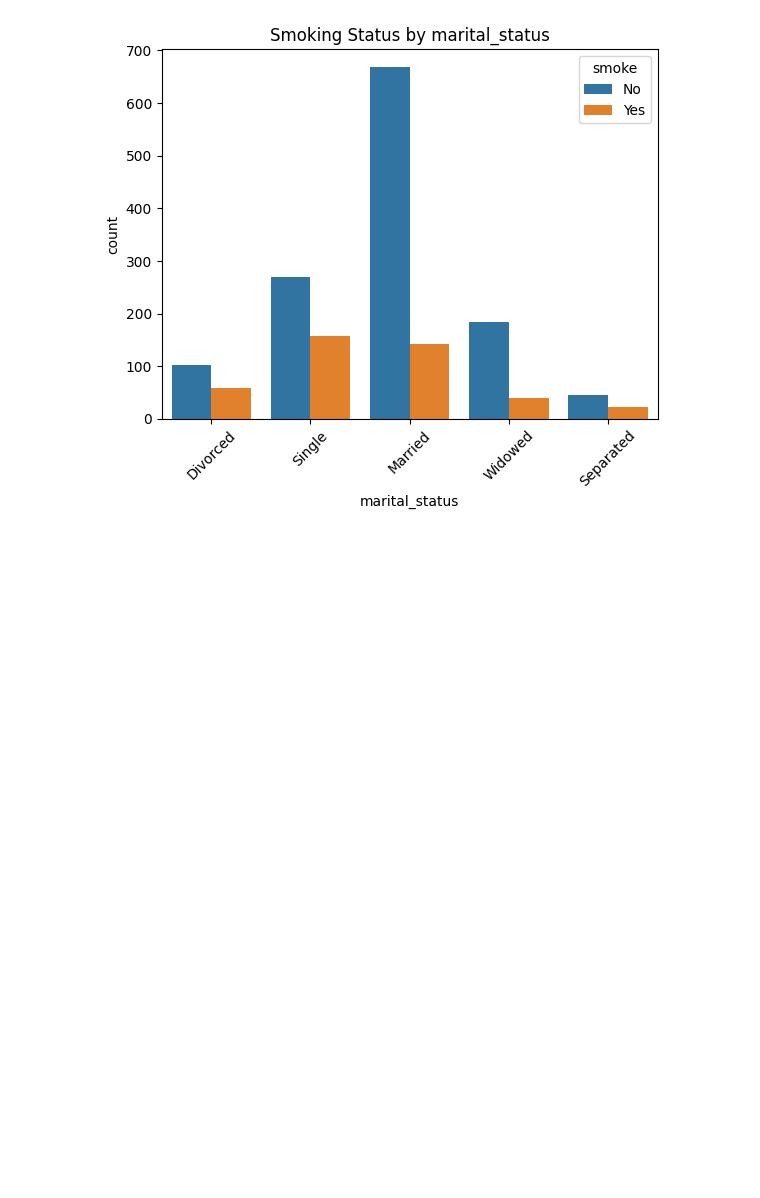
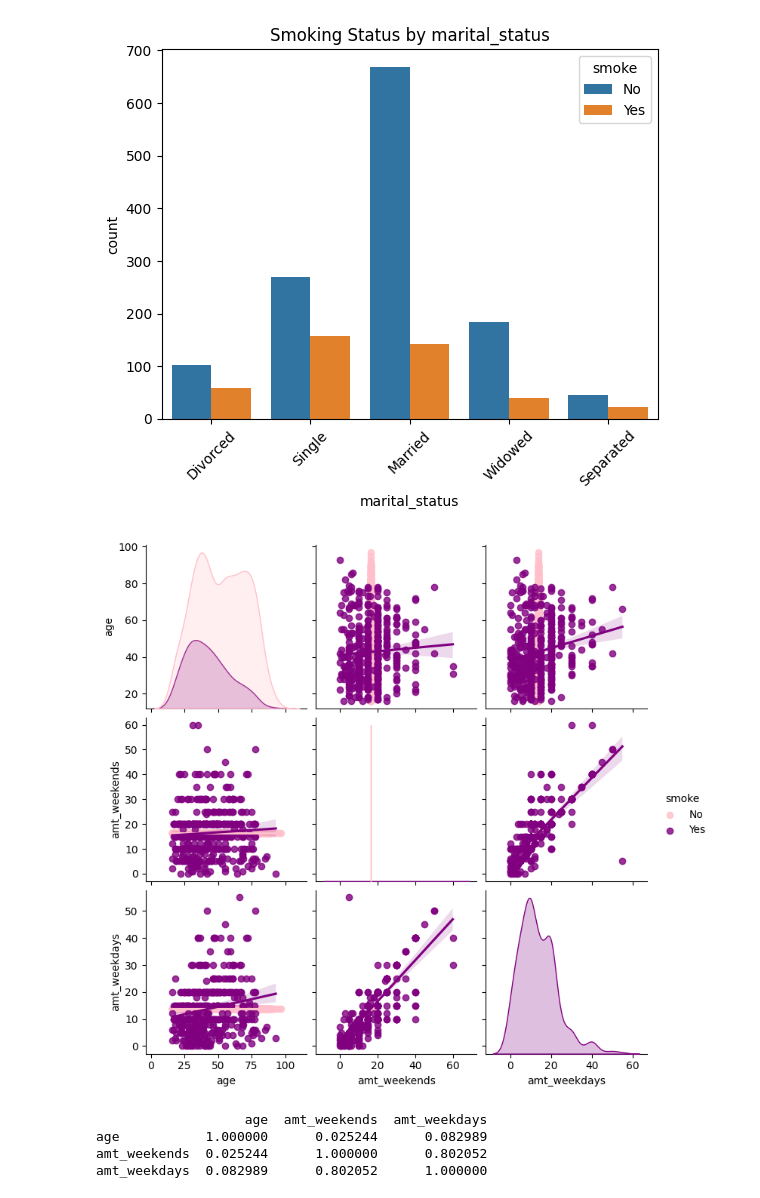
Before and after one commit to GeetAvaneesh/Exploratory-Data-Analytics-project-on-smoking-data-set-22BDS0343, a Jupyter notebook: 22BDS0343_EDA_Theory_GeetAvaneesh.ipynb, the cells around one changed output. Drawn from its saved outputs; the diff is of its cells as text; code cells hidden in the pictures; blank space fills up the shorter version.

```diff
--- a/22BDS0343_EDA_Theory_GeetAvaneesh.ipynb
+++ b/22BDS0343_EDA_Theory_GeetAvaneesh.ipynb
@@ -1064,0 +1067,14 @@ for i in listtt:
+# %%
+sns.pairplot(df, vars=['age', 'amt_weekends', 'amt_weekdays'], kind="reg",hue= "smoke", palette={'Yes': 'purple', 'No': 'pink'})
+plt.show()
+# %% [output]
+[figure, added]
+# %%
+# pearson correlation
+correlation = df[['age', 'amt_weekends', 'amt_weekdays']].corr(method='pearson')
+print(correlation)
+# %% [output]
+                   age  amt_weekends  amt_weekdays
+age           1.000000      0.025244      0.082989
+amt_weekends  0.025244      1.000000      0.802052
+amt_weekdays  0.082989      0.802052      1.000000
```
Also changed, not shown: parts of 12 cells of this notebook.
